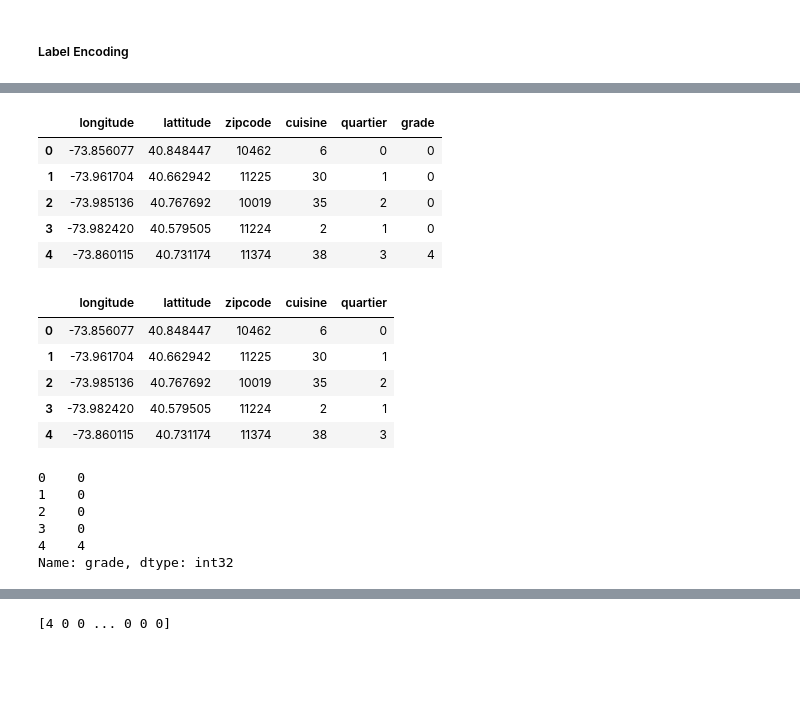
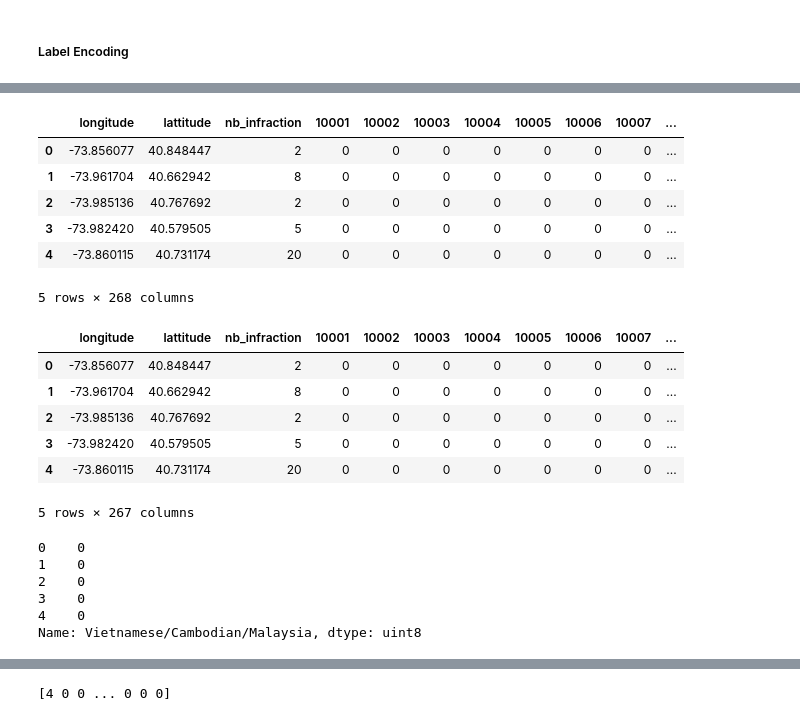
Before and after one commit to atchiasso/IAData_cours_2, a Jupyter notebook: Big Data/projet_bigdata_copy.ipynb, the cells around one changed output, grey strips where cells are left out. Cells and saved outputs as stored; diff of their text form; code cells hidden in the pictures; blank space fills up the shorter version.

```diff
--- a/Big Data/projet_bigdata_copy.ipynb
+++ b/Big Data/projet_bigdata_copy.ipynb
@@ -237,10 +219,3 @@ Not Yet Graded       1
 Name: grade, dtype: int64
 # %% [markdown]
 ##### Label Encoding
-# %%
-from sklearn.preprocessing import LabelEncoder
-
-df['cuisine'] = LabelEncoder().fit_transform(df['cuisine'])
-df['quartier'] = LabelEncoder().fit_transform(df['quartier'])
-df['grade'] = LabelEncoder().fit_transform(df['grade'])
-df.head()
@@ -254,3 +221,0 @@ df.head()
-# %%
-df["zipcode"] = df["zipcode"].astype(str).astype(int)
-df.dtypes
@@ -266,0 +222,13 @@ dtype: object
+# %%
+df["zipcode"] = df["zipcode"].astype(str)
+one_hot = pd.get_dummies(df['zipcode'])
+df = df.drop('zipcode',axis = 1)
+df = df.join(one_hot)
+one_hot = pd.get_dummies(df['quartier'])
+df = df.drop('quartier',axis = 1)
+df = df.join(one_hot)
+one_hot = pd.get_dummies(df['cuisine'])
+df = df.drop('cuisine',axis = 1)
+df = df.join(one_hot)
+
+df.head()
@@ -267,12 +243,13 @@ dtype: object
 # %%
 del df['_id']
-del df['nb_infraction']
+del df['grade']
 df.head()
 # %% [output]
-|  | longitude | lattitude | zipcode | cuisine | quartier | grade |
-| 0 | -73.856077 | 40.848447 | 10462 | 6 | 0 | 0 |
-| 1 | -73.961704 | 40.662942 | 11225 | 30 | 1 | 0 |
-| 2 | -73.985136 | 40.767692 | 10019 | 35 | 2 | 0 |
-| 3 | -73.982420 | 40.579505 | 11224 | 2 | 1 | 0 |
-| 4 | -73.860115 | 40.731174 | 11374 | 38 | 3 | 4 |
+|  | longitude | lattitude | nb_infraction | 10001 | 10002 | 10003 | 10004 | 10005 | 10006 | 10007 | ... |
+| 0 | -73.856077 | 40.848447 | 2 | 0 | 0 | 0 | 0 | 0 | 0 | 0 | ... |
+| 1 | -73.961704 | 40.662942 | 8 | 0 | 0 | 0 | 0 | 0 | 0 | 0 | ... |
+| 2 | -73.985136 | 40.767692 | 2 | 0 | 0 | 0 | 0 | 0 | 0 | 0 | ... |
+| 3 | -73.982420 | 40.579505 | 5 | 0 | 0 | 0 | 0 | 0 | 0 | 0 | ... |
+| 4 | -73.860115 | 40.731174 | 20 | 0 | 0 | 0 | 0 | 0 | 0 | 0 | ... |
+5 rows × 268 columns
 # %%
@@ -281,12 +260,13 @@ y = df.iloc[:, -1]
 # %%
 X.head()
 # %% [output]
-|  | longitude | lattitude | zipcode | cuisine | quartier |
-| 0 | -73.856077 | 40.848447 | 10462 | 6 | 0 |
-| 1 | -73.961704 | 40.662942 | 11225 | 30 | 1 |
-| 2 | -73.985136 | 40.767692 | 10019 | 35 | 2 |
-| 3 | -73.982420 | 40.579505 | 11224 | 2 | 1 |
-| 4 | -73.860115 | 40.731174 | 11374 | 38 | 3 |
+|  | longitude | lattitude | nb_infraction | 10001 | 10002 | 10003 | 10004 | 10005 | 10006 | 10007 | ... |
+| 0 | -73.856077 | 40.848447 | 2 | 0 | 0 | 0 | 0 | 0 | 0 | 0 | ... |
+| 1 | -73.961704 | 40.662942 | 8 | 0 | 0 | 0 | 0 | 0 | 0 | 0 | ... |
+| 2 | -73.985136 | 40.767692 | 2 | 0 | 0 | 0 | 0 | 0 | 0 | 0 | ... |
+| 3 | -73.982420 | 40.579505 | 5 | 0 | 0 | 0 | 0 | 0 | 0 | 0 | ... |
+| 4 | -73.860115 | 40.731174 | 20 | 0 | 0 | 0 | 0 | 0 | 0 | 0 | ... |
+5 rows × 267 columns
 # %%
 y.head()
 # %% [output]
@@ -294,8 +274,8 @@ y.head()
 1    0
 2    0
 3    0
-4    4
-Name: grade, dtype: int32
+4    0
+Name: Vietnamese/Cambodian/Malaysia, dtype: uint8
 # %%
 from sklearn.model_selection import train_test_split
 
```
Also changed, not shown: parts of 9 cells of this notebook, 1 other file.
